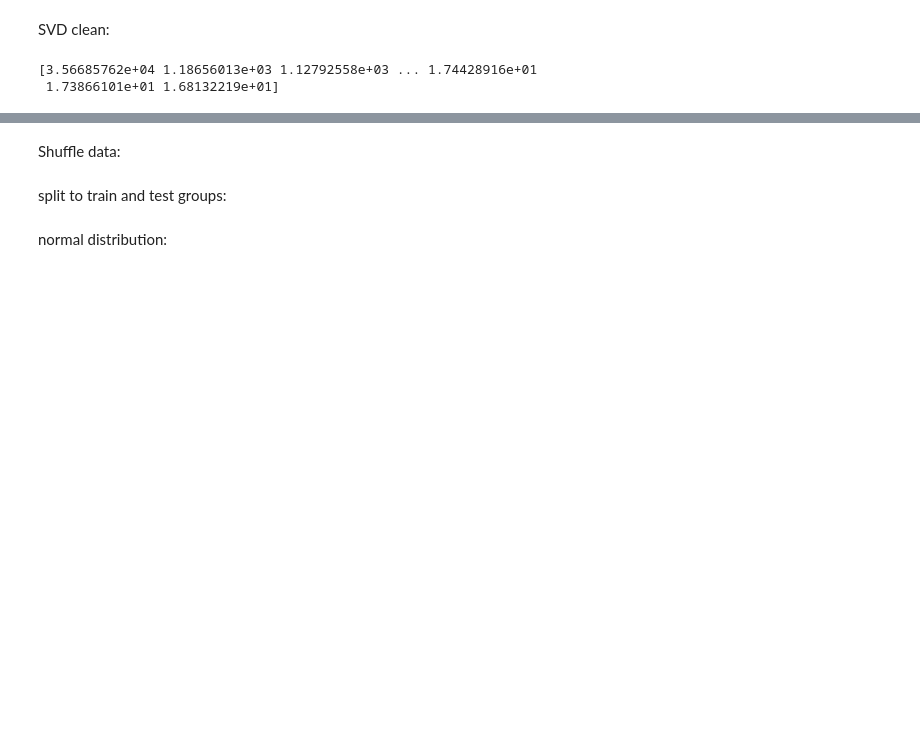
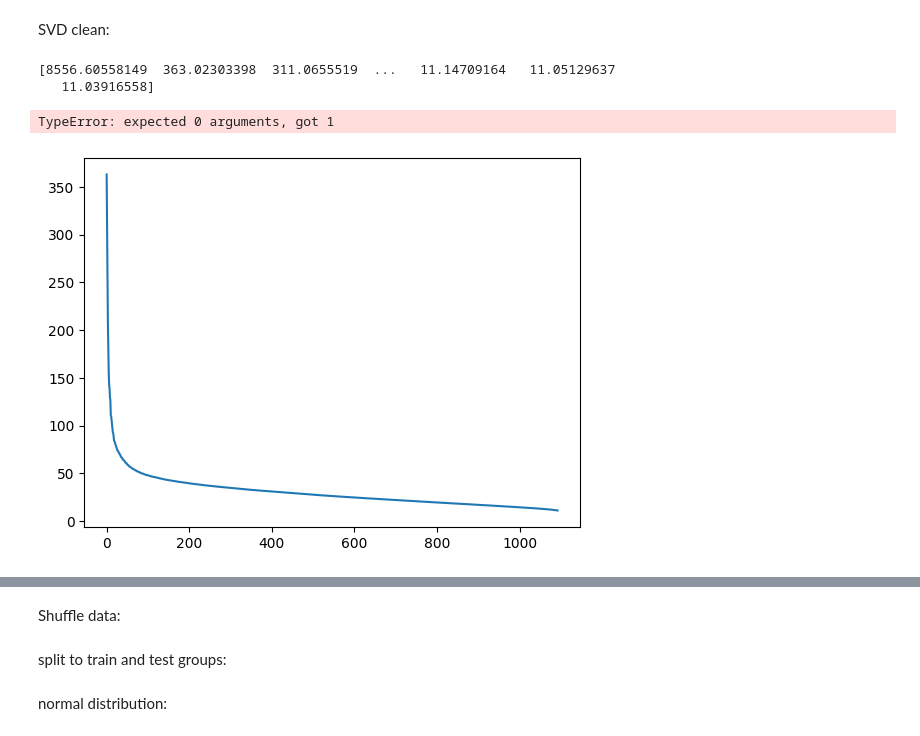
Before and after one commit to 1laggerman/breastCancer, a Jupyter notebook: learn.ipynb, the cells around one changed output, grey strips where cells are left out. Drawn from its saved outputs; the diff is of its cells as text; code cells hidden in the pictures; blank space fills up the shorter version.

```diff
--- a/learn.ipynb
+++ b/learn.ipynb
@@ -178,7 +187,6 @@ Sigma = np.diag(svd.singular_values_)
 V = svd.components_
 print(svd.singular_values_)
 # print(np.mean(np.abs(X - X1)))
-X = X1
 # %% [output]
-[3.56685762e+04 1.18656013e+03 1.12792558e+03 ... 1.74428916e+01
- 1.73866101e+01 1.68132219e+01]
+[8556.60558149  363.02303398  311.0655519  ...   11.14709164   11.05129637
+   11.03916558]
@@ -185,3 +195,10 @@ X = X1
+# %%
+# print(svd.singular_values_[:100])
+plt.plot(svd.singular_values_[1:])
+plt.plot(100,svd.singular_values_[1:])
+# %% [output]
+TypeError: expected 0 arguments, got 1
+[figure, added]
 # %%
 bar = 30
 per = 0.5
```
Also changed, not shown: parts of 19 cells of this notebook.
